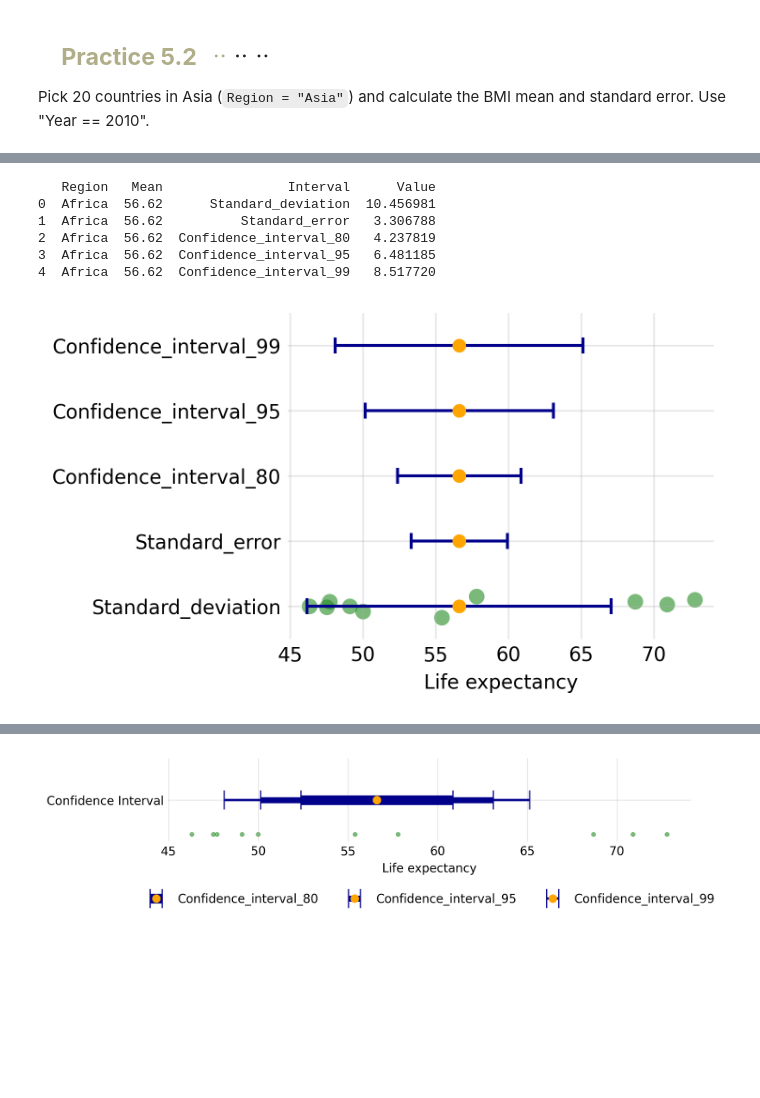
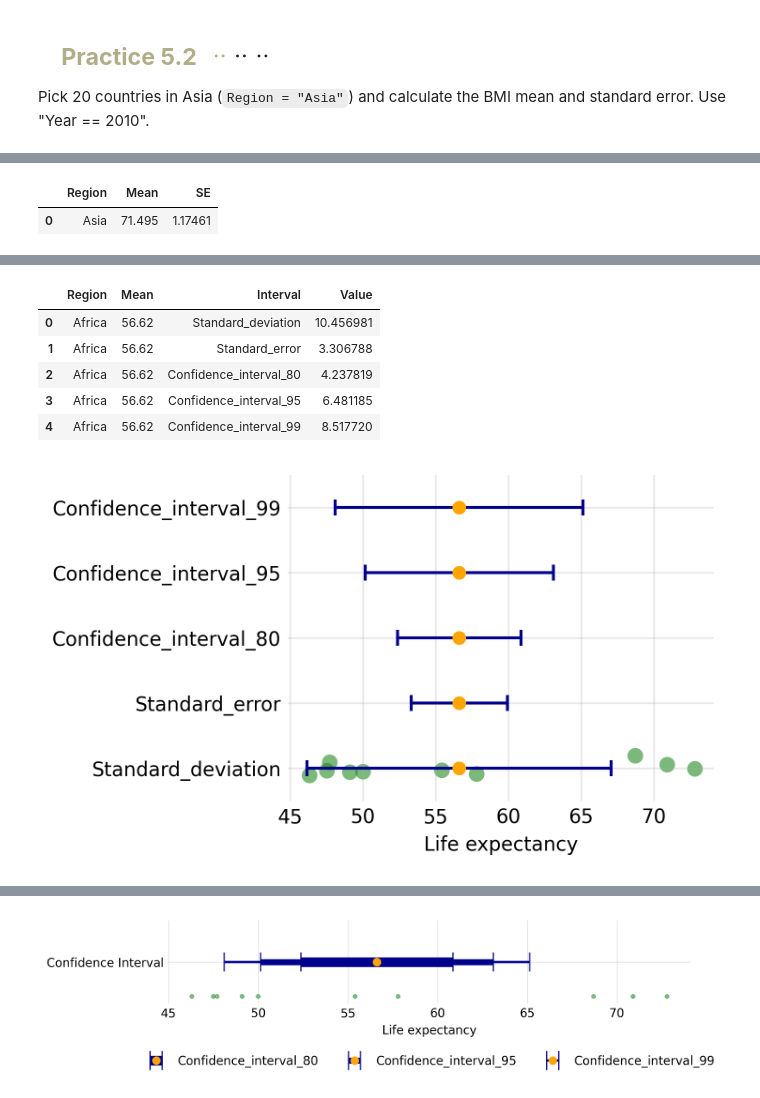
Before and after one commit to Leroymilo/DataVis, a Jupyter notebook: L5/AdriaanL_AcadWrit_DataViz_Lesson5.ipynb, the cells around one changed output, grey strips where cells are left out. Drawn from its saved outputs; the diff is of its cells as text; code cells hidden in the pictures; blank space fills up the shorter version.

```diff
--- a/L5/AdriaanL_AcadWrit_DataViz_Lesson5.ipynb
+++ b/L5/AdriaanL_AcadWrit_DataViz_Lesson5.ipynb
@@ -293,10 +334,10 @@ Number of Countries with Schooling > 12: 16
 np.random.seed(123)
 
 # Filter African data and sample 10 rows
-sample_africa = life_expectancy[
+random_sample_africa = life_expectancy[
     (life_expectancy['Region'] == 'Africa') &
     (life_expectancy['Year'] == 2000)
 ][['Region', 'Life_expectancy']].sample(n=10).reset_index(drop=True)
 
-print(sample_africa)
+random_sample_africa
 # %% [output]
@@ -359,3 +420,12 @@ print(summary_data)
+# %%
+pd.DataFrame({
+    'Region': random_asia_sample['Region'].iloc[0],  # Just take first value since they're all 'Africa'
+    'Mean': random_asia_sample['Life_expectancy'].mean(),
+    'SE': random_asia_sample['Life_expectancy'].std() / np.sqrt(len(random_asia_sample))
+}, index=[0])
+# %% [output]
+|  | Region | Mean | SE |
+| 0 | Asia | 71.495 | 1.17461 |
 # %% [markdown]
 ## <font color="#B0AD89"><strong>5.3 ⫶ </strong></font>Uncertainty of Point Estimates
 
@@ -371,21 +441,12 @@ print(summary_data)
 
 <img src="https://i.imgur.com/NrJkQ7G.png" width=1024 />
 # %%
-# Set random seed for reproducibility
-np.random.seed(123)
-
-# Sample 10 African countries from 2000
-sample_africa = life_expectancy[
-    (life_expectancy['Region'] == 'Africa') &
-    (life_expectancy['Year'] == 2000)
-][['Region', 'Life_expectancy']].sample(n=10)
-
 # Calculate statistics
 stats_dict = {
     'Region': 'Africa',
-    'Mean': sample_africa['Life_expectancy'].mean(),
-    'Standard_deviation': sample_africa['Life_expectancy'].std(),
-    'Standard_error': sample_africa['Life_expectancy'].std() / np.sqrt(len(sample_africa)),
+    'Mean': random_sample_africa['Life_expectancy'].mean(),
+    'Standard_deviation': random_sample_africa['Life_expectancy'].std(),
+    'Standard_error': random_sample_africa['Life_expectancy'].std() / np.sqrt(len(random_sample_africa)),
 }
 
 # Add confidence intervals
@@ -403,19 +464,19 @@ intervals = pd.melt(intervals,
 # Convert Interval to category type
 intervals['Interval'] = intervals['Interval'].astype('category')
 
-print(intervals)
+intervals
 # %% [output]
-   Region   Mean                Interval      Value
-0  Africa  56.62      Standard_deviation  10.456981
-1  Africa  56.62          Standard_error   3.306788
-2  Africa  56.62  Confidence_interval_80   4.237819
-3  Africa  56.62  Confidence_interval_95   6.481185
-4  Africa  56.62  Confidence_interval_99   8.517720
+|  | Region | Mean | Interval | Value |
+| 0 | Africa | 56.62 | Standard_deviation | 10.456981 |
+| 1 | Africa | 56.62 | Standard_error | 3.306788 |
+| 2 | Africa | 56.62 | Confidence_interval_80 | 4.237819 |
+| 3 | Africa | 56.62 | Confidence_interval_95 | 6.481185 |
+| 4 | Africa | 56.62 | Confidence_interval_99 | 8.517720 |
 # %%
 plt.figure(figsize=(5, 3))
 
 # Create a DataFrame for samples
-samples = sample_africa.copy()
+samples = random_sample_africa.copy()
 samples['Interval'] = 'All Samples'
 
 # Plot error bars using plt.errorbar
@@ -423,34 +484,34 @@ for idx, row in intervals.iterrows():
     # Plot errorbar with caps
     plt.errorbar(x=row['Mean'],
                  y=idx,
                  xerr=row['Value'],
                  fmt='o',
                  color='orange',
                  ecolor='darkblue',
                  elinewidth=1.5,
                  capsize=4,
                  capthick=1.5,
                  zorder=2)
 
 # Add individual points with jitter
 sns.stripplot(data=samples, x='Life_expectancy', y='Interval',
               color='forestgreen', size=8, jitter=0.2,
               alpha=0.6, zorder=1)
 
 # Styling
 plt.xlabel('Life expectancy')
 plt.ylabel('')
 plt.ylim(-0.5,4.5)
 
 plt.yticks(range(len(intervals)), intervals['Interval'])  # Set custom y-axis labels
 plt.grid(True, alpha=0.3)
 plt.gca().spines[['top','right','left','bottom']].set_visible(False)
 plt.gca().tick_params(length=0)
 
 plt.tight_layout()
 plt.show()
 # %% [output]
-[figure, old version]
+[figure, new version]
 # %% [markdown]
 ### <font color="#B0AD89"><strong>b ⬝ </strong></font>Graded error bars
 
```
Also changed, not shown: parts of 34 cells of this notebook.
